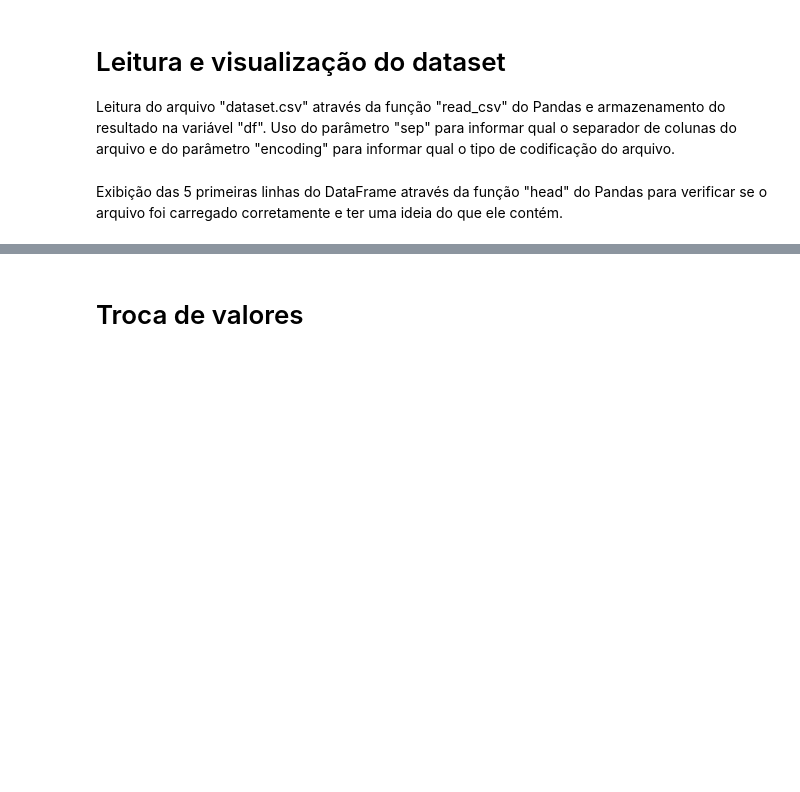
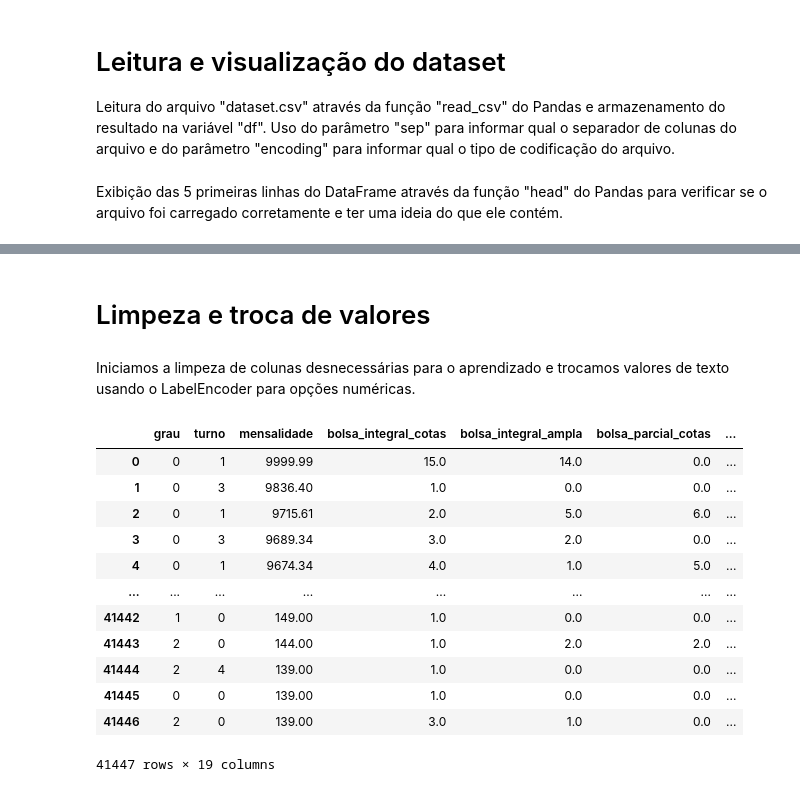
Before and after one commit to viniciusgugelmin/data-science-2, a Jupyter notebook: projects/cursos-prouni/notebooks/unsupervised_learning.ipynb, the cells around one changed output, grey strips where cells are left out. Saved outputs shown, nothing was run; the diff lists cells and outputs as text; code cells hidden in the pictures; blank space fills up the shorter version.

Commit message:
chore: unsupervised_learning addition of column and values changes

```diff
--- a/projects/cursos-prouni/notebooks/unsupervised_learning.ipynb
+++ b/projects/cursos-prouni/notebooks/unsupervised_learning.ipynb
@@ -28,7 +28,7 @@ Leitura do arquivo "dataset.csv" através da função "read_csv" do Pandas e arm
 # %%
 csv_url = "https://github.com/viniciusgugelmin/data-science-2/blob/master/projects/cursos-prouni/data/dataset_clean.csv?raw=true"
 
-df = pd.read_csv(csv_url, sep=',', encoding='utf-8', low_memory=False)
+df = pd.read_csv(csv_url, sep=';', encoding='utf-8', low_memory=False)
 # %% [markdown]
 Exibição das 5 primeiras linhas do DataFrame através da função "head" do Pandas para verificar se o arquivo foi carregado corretamente e ter uma ideia do que ele contém.
 # %%
@@ -36,2 +43,33 @@ df.head()
 # %% [markdown]
-# Troca de valores
+# Limpeza e troca de valores
+# %% [markdown]
+Iniciamos a limpeza de colunas desnecessárias para o aprendizado e trocamos valores de texto usando o LabelEncoder para opções numéricas.
+# %%
+le = LabelEncoder()
+df_new = df.copy()
+
+df_new["grau"] = le.fit_transform(df_new.grau.values)
+df_new["turno"] = le.fit_transform(df_new.turno.values)
+df_new["curso_busca"] = le.fit_transform(df_new.curso_busca.values)
+df_new["cidade_busca"] = le.fit_transform(df_new.cidade_busca.values)
+df_new = df_new.drop(['cidade_filtro'], axis=1)
+df_new["uf_busca"] = le.fit_transform(df_new.uf_busca.values)
+df_new["universidade_nome"] = le.fit_transform(df_new.universidade_nome.values)
+df_new["campus_nome"] = le.fit_transform(df_new.campus_nome.values)
+df_new["nome"] = le.fit_transform(df_new.nome.values)
+
+df_new
+# %% [output]
+|  | grau | turno | mensalidade | bolsa_integral_cotas | bolsa_integral_ampla | bolsa_parcial_cotas | ... |
+| 0 | 0 | 1 | 9999.99 | 15.0 | 14.0 | 0.0 | ... |
+| 1 | 0 | 3 | 9836.40 | 1.0 | 0.0 | 0.0 | ... |
+| 2 | 0 | 1 | 9715.61 | 2.0 | 5.0 | 6.0 | ... |
+| 3 | 0 | 3 | 9689.34 | 3.0 | 2.0 | 0.0 | ... |
+| 4 | 0 | 1 | 9674.34 | 4.0 | 1.0 | 5.0 | ... |
+| ... | ... | ... | ... | ... | ... | ... | ... |
+| 41442 | 1 | 0 | 149.00 | 1.0 | 0.0 | 0.0 | ... |
+| 41443 | 2 | 0 | 144.00 | 1.0 | 2.0 | 2.0 | ... |
+| 41444 | 2 | 4 | 139.00 | 1.0 | 0.0 | 0.0 | ... |
+| 41445 | 0 | 0 | 139.00 | 1.0 | 0.0 | 0.0 | ... |
+| 41446 | 2 | 0 | 139.00 | 3.0 | 1.0 | 0.0 | ... |
+41447 rows × 19 columns
```
Also changed, not shown: parts of 1 cell of this notebook.
